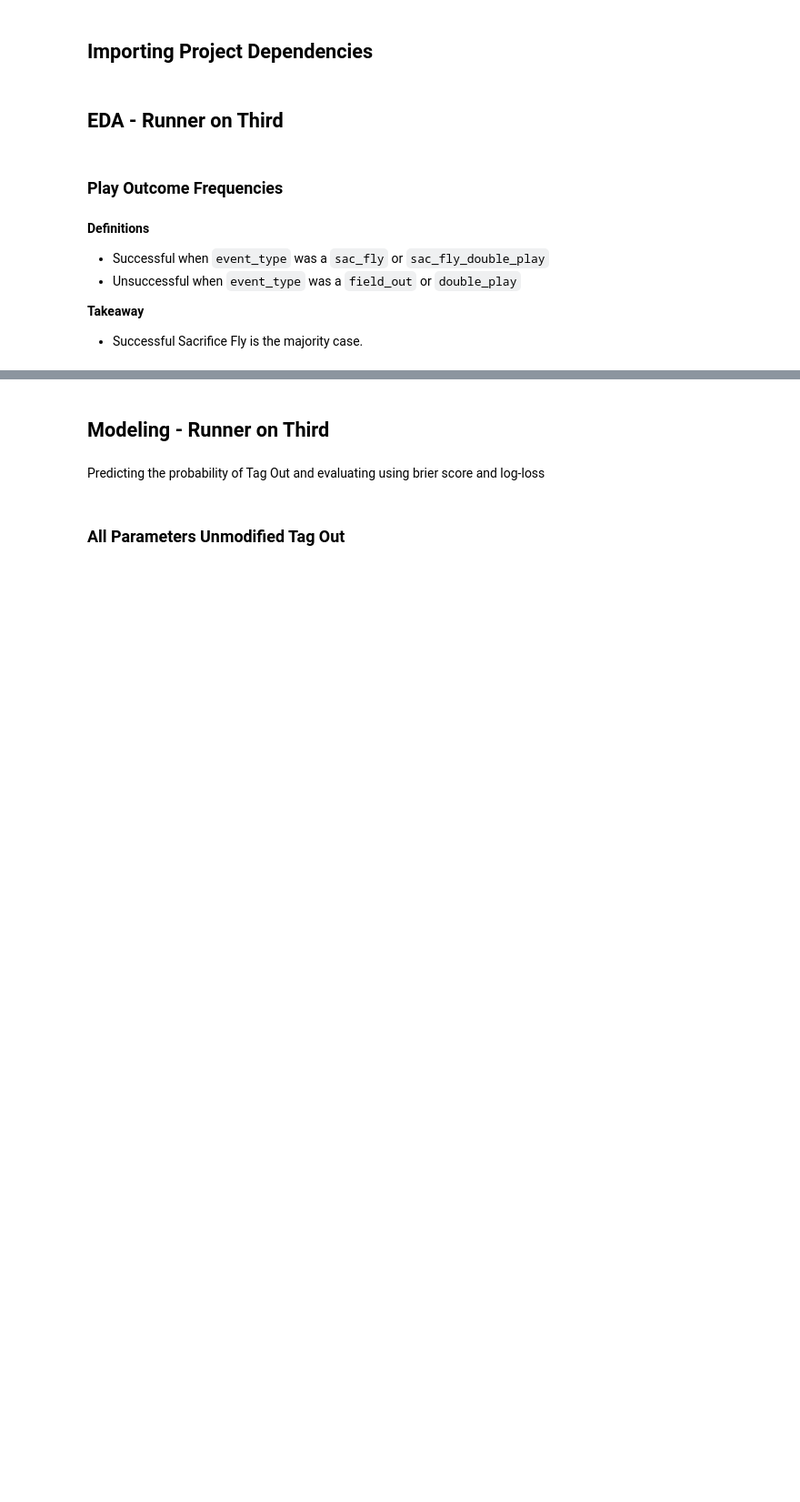
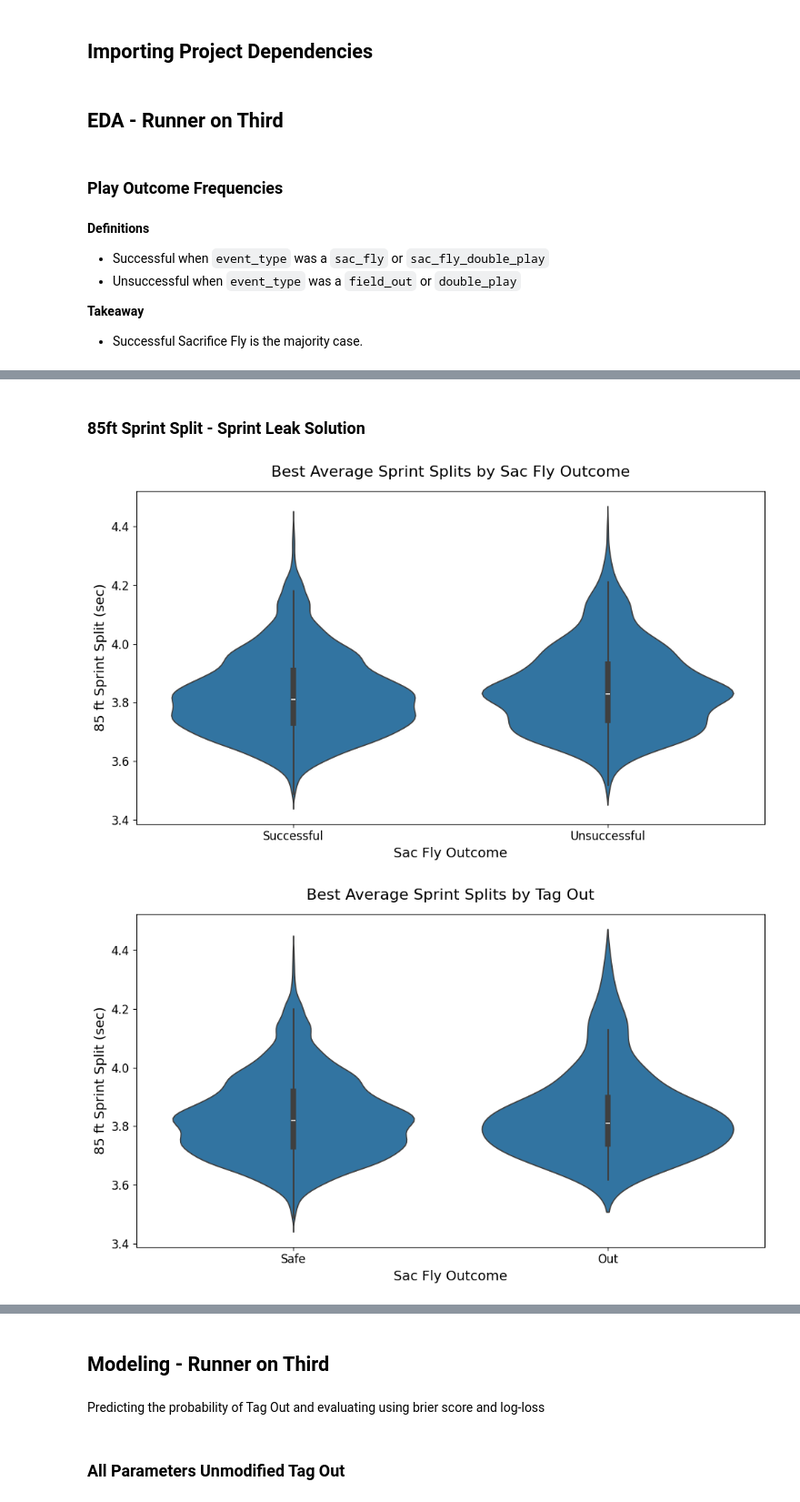
Before and after one commit to Dodgers-Capstone/Sacrifice-Fly-Modeling, a Jupyter notebook: notebooks/1_master.ipynb, the cells around one changed output, grey strips where cells are left out. Shown at 91% size. Saved outputs shown, nothing was run; the diff lists cells and outputs as text; code cells hidden in the pictures; blank space fills up the shorter version.

```diff
--- a/notebooks/1_master.ipynb
+++ b/notebooks/1_master.ipynb
@@ -129,0 +200,36 @@ plt.show()
+# %% [markdown]
+### 85ft Sprint Split - Sprint Leak Solution
+# %%
+# Create the violin plot
+plt.figure(figsize=(10, 6))
+sns.violinplot(x= "is_successful", y='seconds_since_hit_085_mlb_person_id_R3', data=sprint_pd)
+
+# Formatting the plot
+plt.title("Best Average Sprint Splits by Sac Fly Outcome", fontsize=16, pad=15)
+plt.xticks(fontsize=12)
+plt.yticks(fontsize=12)
+plt.xlabel("Sac Fly Outcome", fontsize=14)
+plt.ylabel("85 ft Sprint Split (sec)", fontsize=14)
+
+# Show the plot
+plt.tight_layout()
+plt.show()
+
+
+# Create the violin plot
+plt.figure(figsize=(10, 6))
+sns.violinplot(x= "is_out", y='seconds_since_hit_085_mlb_person_id_R3', data=sprint_pd, order=["Safe", "Out"])
+
+# Formatting the plot
+plt.title("Best Average Sprint Splits by Tag Out", fontsize=16, pad=15)
+plt.xticks(fontsize=12)
+plt.yticks(fontsize=12)
+plt.xlabel("Sac Fly Outcome", fontsize=14)
+plt.ylabel("85 ft Sprint Split (sec)", fontsize=14)
+
+# Show the plot
+plt.tight_layout()
+plt.show()
+# %% [output]
+[figure, added]
+[figure, added]
```
Also changed, not shown: parts of 20 cells of this notebook.
